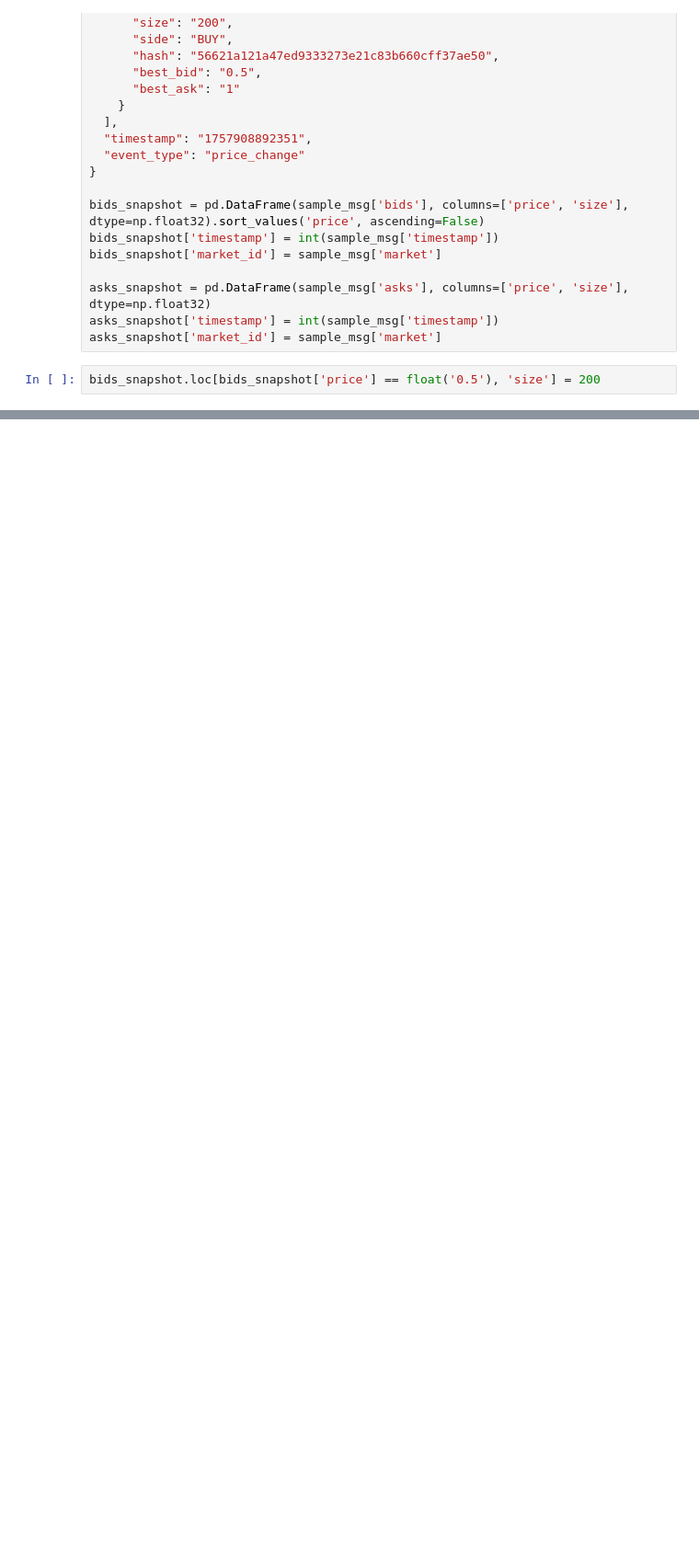
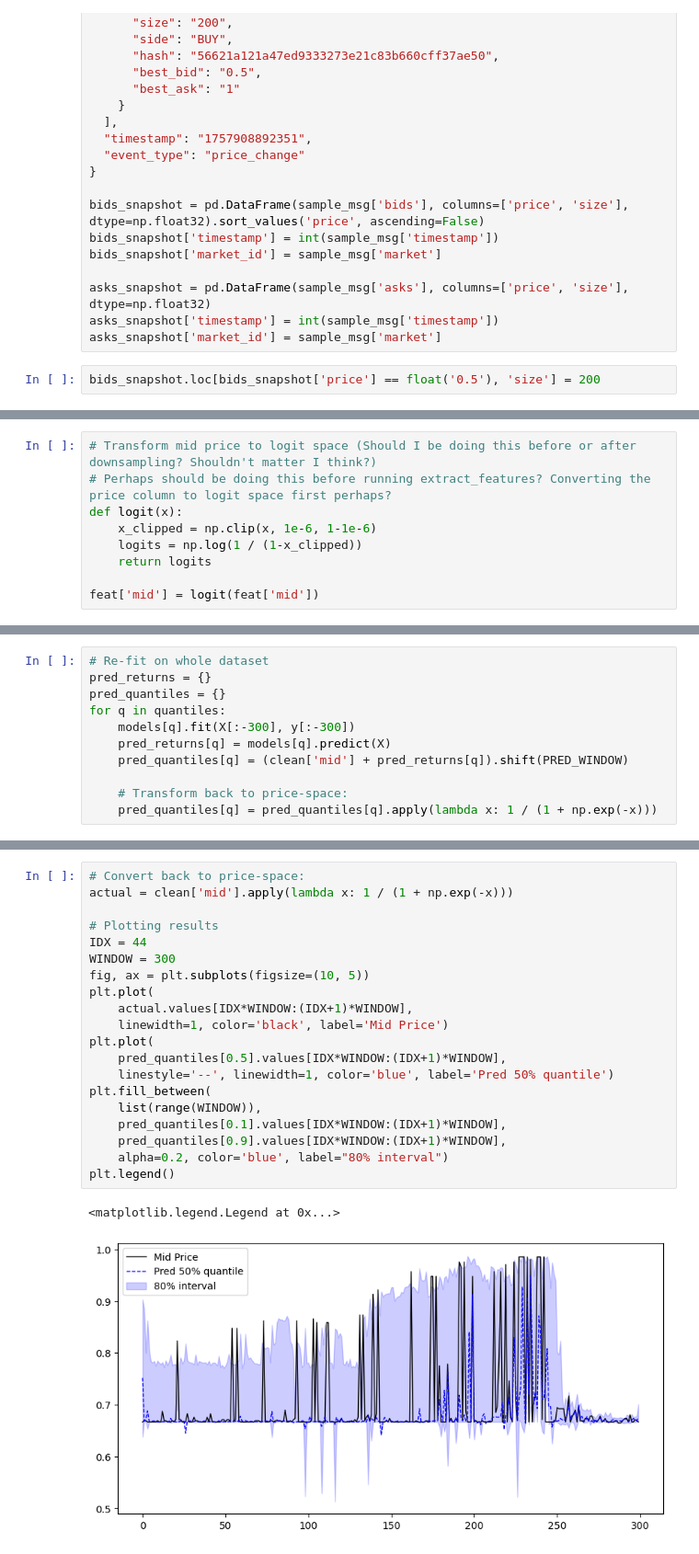
Before and after one commit to brynlm/Polymarket-5m-crypto-prediction, a Jupyter notebook: ts-regression-tests.ipynb, the cells around one changed output, grey strips where cells are left out. Shown at 92% size. Cells and saved outputs as stored; diff of their text form; blank space fills up the shorter version.

Commit message:
refactored version of feature_pipeline.py and quantile regression with XGBoost within the notebook

```diff
--- a/ts-regression-tests.ipynb
+++ b/ts-regression-tests.ipynb
@@ -213,0 +274,9 @@ array(['0x957963f85e7dd3409ef7fc3a91e15de110f7ea5f069bcbdb038208e7afbcc1eb',
+# %%
+# Transform mid price to logit space (Should I be doing this before or after downsampling? Shouldn't matter I think?)
+# Perhaps should be doing this before running extract_features? Converting the price column to logit space first perhaps?
+def logit(x):
+    x_clipped = np.clip(x, 1e-6, 1-1e-6)
+    logits = np.log(1 / (1-x_clipped))
+    return logits
+
+feat['mid'] = logit(feat['mid'])
@@ -213,0 +376,11 @@ array(['0x957963f85e7dd3409ef7fc3a91e15de110f7ea5f069bcbdb038208e7afbcc1eb',
+# %%
+# Re-fit on whole dataset
+pred_returns = {}
+pred_quantiles = {}
+for q in quantiles:
+    models[q].fit(X[:-300], y[:-300])
+    pred_returns[q] = models[q].predict(X)
+    pred_quantiles[q] = (clean['mid'] + pred_returns[q]).shift(PRED_WINDOW)
+
+    # Transform back to price-space:
+    pred_quantiles[q] = pred_quantiles[q].apply(lambda x: 1 / (1 + np.exp(-x)))
@@ -213,0 +389,23 @@ array(['0x957963f85e7dd3409ef7fc3a91e15de110f7ea5f069bcbdb038208e7afbcc1eb',
+# %%
+# Convert back to price-space:
+actual = clean['mid'].apply(lambda x: 1 / (1 + np.exp(-x)))
+
+# Plotting results
+IDX = 44
+WINDOW = 300
+fig, ax = plt.subplots(figsize=(10, 5))
+plt.plot(
+    actual.values[IDX*WINDOW:(IDX+1)*WINDOW],
+    linewidth=1, color='black', label='Mid Price')
+plt.plot(
+    pred_quantiles[0.5].values[IDX*WINDOW:(IDX+1)*WINDOW],
+    linestyle='--', linewidth=1, color='blue', label='Pred 50% quantile')
+plt.fill_between(
+    list(range(WINDOW)),
+    pred_quantiles[0.1].values[IDX*WINDOW:(IDX+1)*WINDOW],
+    pred_quantiles[0.9].values[IDX*WINDOW:(IDX+1)*WINDOW],
+    alpha=0.2, color='blue', label="80% interval")
+plt.legend()
+# %% [output]
+<matplotlib.legend.Legend at 0x...>
+[figure, added]
```
Also changed, not shown: parts of 32 cells of this notebook.
